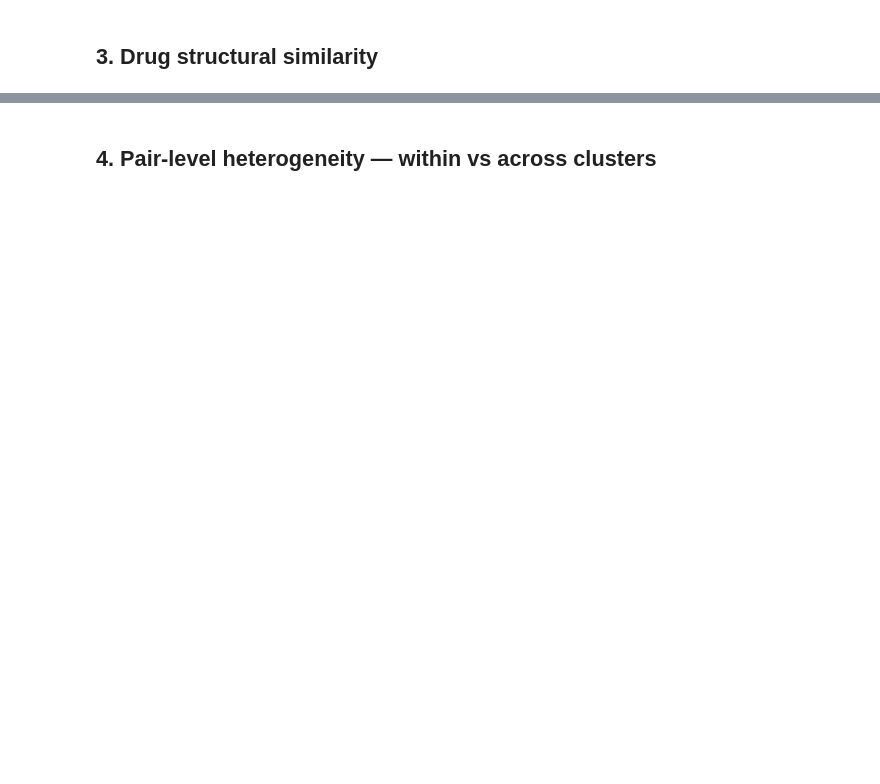
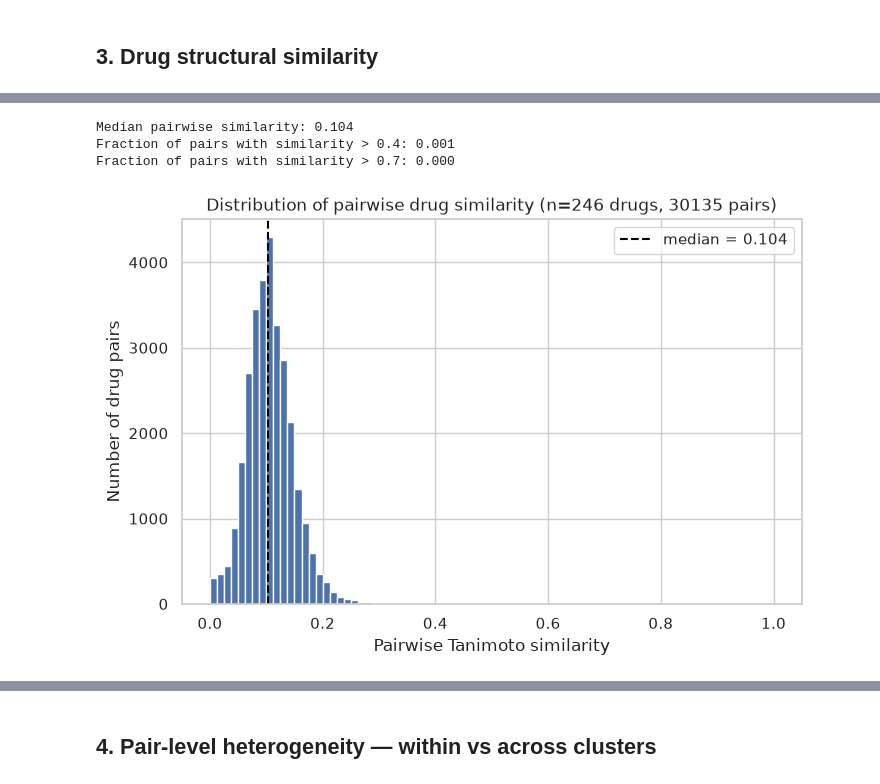
Before and after one commit to fshokor/multiomics-drug-response, a Jupyter notebook: notebooks/03_similarity_clustering.ipynb, the cells around one changed output, grey strips where cells are left out. Cells and saved outputs as stored; diff of their text form; code cells hidden in the pictures; blank space fills up the shorter version.

```diff
--- a/notebooks/03_similarity_clustering.ipynb
+++ b/notebooks/03_similarity_clustering.ipynb
@@ -142,10 +381,14 @@ fig.savefig(FIGURES_DIR / "fig3_cluster_agreement_heatmap.png", dpi=200, bbox_in
 # %%
-def smiles_to_fingerprint(smiles: str, radius: int = 2, n_bits: int = 2048):
-    """Morgan fingerprint as an RDKit ExplicitBitVect, or None if SMILES is invalid."""
+from rdkit.Chem import rdFingerprintGenerator
+
+morgan_gen = rdFingerprintGenerator.GetMorganGenerator(radius=2, fpSize=2048)
+
+def smiles_to_fingerprint(smiles: str):
+    """Morgan fingerprint (radius=2, 2048 bits) as an RDKit ExplicitBitVect, or None if SMILES is invalid."""
     mol = Chem.MolFromSmiles(smiles)
     if mol is None:
         return None
-    return AllChem.GetMorganFingerprintAsBitVect(mol, radius, nBits=n_bits)
+    return morgan_gen.GetFingerprint(mol)
 
 
 def drug_tanimoto_matrix(
@@ -182,0 +430,22 @@ fig.savefig(FIGURES_DIR / "fig4_drug_dendrogram.png", dpi=200, bbox_inches="tigh
+# %%
+mask = np.triu(np.ones(drug_sim.shape, dtype=bool), k=1)
+pairwise_sims = drug_sim.values[mask]
+
+fig, ax = plt.subplots(figsize=(8, 5))
+ax.hist(pairwise_sims, bins=80, color="#4C72B0", edgecolor="white")
+ax.axvline(np.median(pairwise_sims), color="black", linestyle="--",
+           label=f"median = {np.median(pairwise_sims):.3f}")
+ax.set_xlabel("Pairwise Tanimoto similarity")
+ax.set_ylabel("Number of drug pairs")
+ax.set_title(f"Distribution of pairwise drug similarity (n={len(drug_names)} drugs, {mask.sum()} pairs)")
+ax.legend()
+fig.savefig(FIGURES_DIR / "fig4b_drug_similarity_distribution.png", dpi=200, bbox_inches="tight")
+
+print(f"Median pairwise similarity: {np.median(pairwise_sims):.3f}")
+print(f"Fraction of pairs with similarity > 0.4: {(pairwise_sims > 0.4).mean():.3f}")
+print(f"Fraction of pairs with similarity > 0.7: {(pairwise_sims > 0.7).mean():.3f}")
+# %% [output]
+Median pairwise similarity: 0.104
+Fraction of pairs with similarity > 0.4: 0.001
+Fraction of pairs with similarity > 0.7: 0.000
+[figure, added]
```
Also changed, not shown: parts of 28 cells of this notebook, 11 other files.
